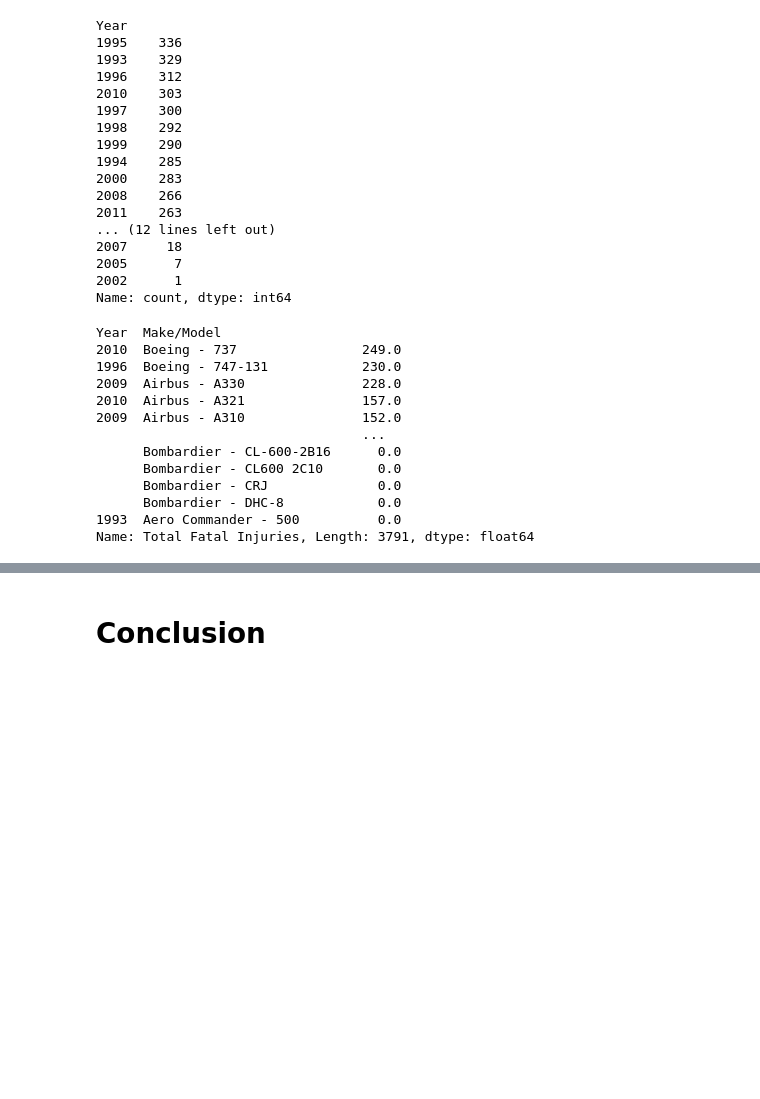
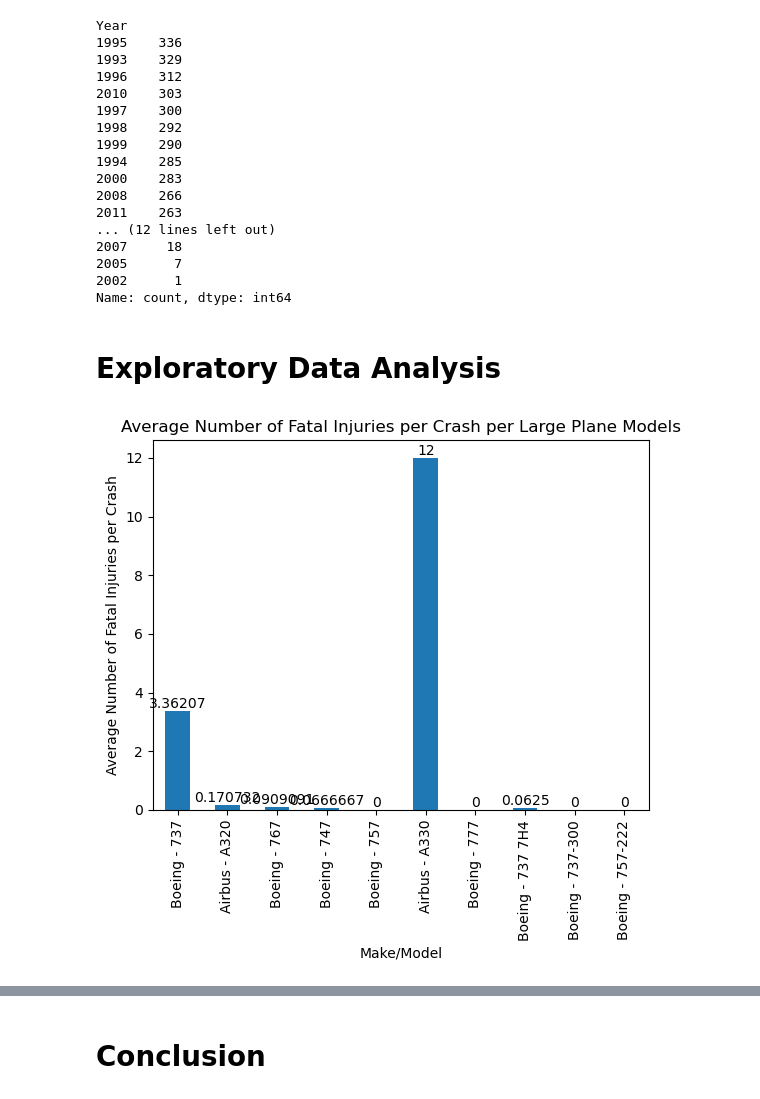
Before and after one commit to mkearns17/Aviation_Accidents_Project, a Jupyter notebook: Aviation_Phase1_Project.ipynb, the cells around one changed output, grey strips where cells are left out. Drawn from its saved outputs; the diff is of its cells as text; code cells hidden in the pictures; blank space fills up the shorter version.

```diff
--- a/Aviation_Phase1_Project.ipynb
+++ b/Aviation_Phase1_Project.ipynb
@@ -309,19 +271,27 @@ Year
 2005      7
 2002      1
 Name: count, dtype: int64
-# %%
-big_aircraft_df.groupby(['Year','Make/Model'])['Total Fatal Injuries'].agg('sum').sort_values(ascending = False)
-# %% [output]
-Year  Make/Model
-2010  Boeing - 737                249.0
-1996  Boeing - 747-131            230.0
-2009  Airbus - A330               228.0
-2010  Airbus - A321               157.0
-2009  Airbus - A310               152.0
-                                  ...
-      Bombardier - CL-600-2B16      0.0
-      Bombardier - CL600 2C10       0.0
-      Bombardier - CRJ              0.0
-      Bombardier - DHC-8            0.0
-1993  Aero Commander - 500          0.0
-Name: Total Fatal Injuries, Length: 3791, dtype: float64
+# %% [markdown]
+# Exploratory Data Analysis
+# %%
+#Create two separate dataframes with small and large airplanes
+large_planes = big_aircraft_df[(big_aircraft_df['Make'] == 'Boeing') | (big_aircraft_df['Make'] == 'Airbus')]
+small_planes = big_aircraft_df[(big_aircraft_df['Make'] == 'Cessna') | (big_aircraft_df['Make'] == 'Piper') \
+                                                                     | (big_aircraft_df['Make'] == 'Beech')]
+# %%
+#Group by Make/Model to get average fatality and injury rates.
+large_planes_injuries = large_planes.groupby('Make/Model')\
+            [['Total Fatal Injuries','Total Serious Injuries','Total Minor Injuries','Total Uninjured']].agg('mean')
+large_planes_injuries['Total Number of Incidents'] = large_planes['Make/Model'].value_counts()
+top_large_planes_injuries = large_planes_injuries.sort_values('Total Number of Incidents', ascending = False)[0:10]
+# %%
+#Plot average number of fatal injuries.
+ax = top_large_planes_injuries.plot.bar(y=('Total Fatal Injuries'),\
+                     legend = False,\
+                     xlabel = 'Make/Model',\
+                     ylabel = 'Average Number of Fatal Injuries per Crash',\
+                     title = 'Average Number of Fatal Injuries per Crash per Large Plane Models',\
+                     )
+ax.bar_label(ax.containers[0]);
+# %% [output]
+[figure, added]
```
Also changed, not shown: parts of 17 cells of this notebook.
